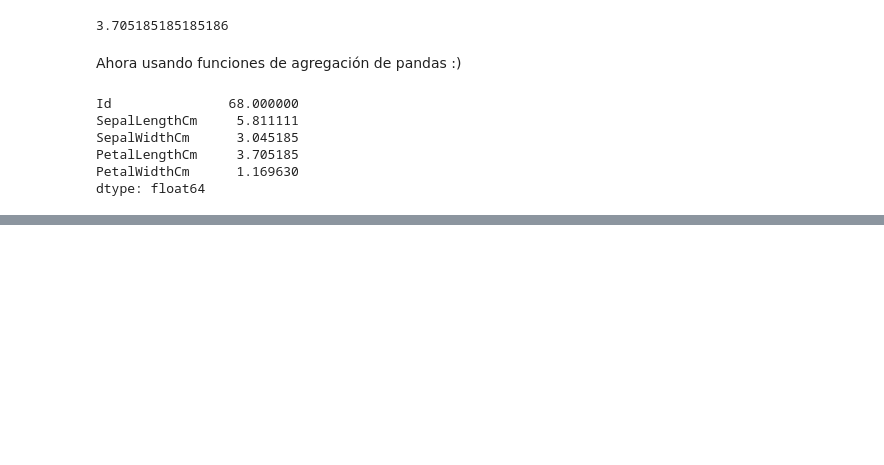
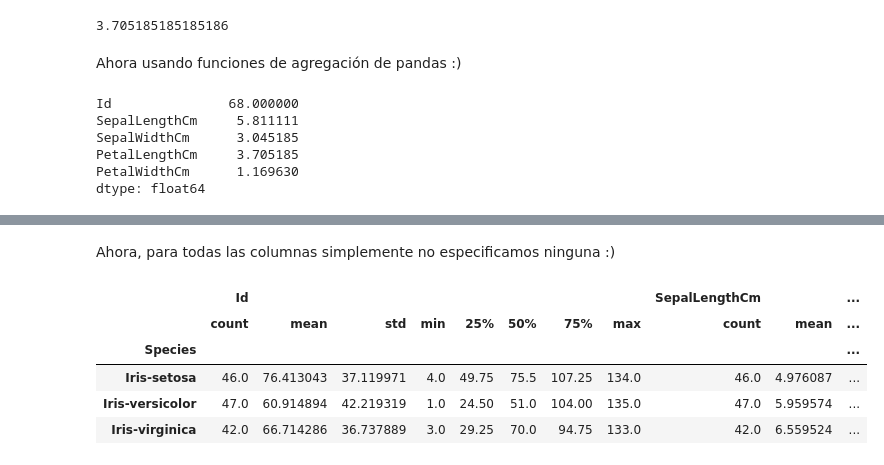
Before and after one commit to aboltCD/aboltCD, a Jupyter notebook: Pandas_Ejemplos.ipynb, the cells around one changed output, grey strips where cells are left out. Drawn from its saved outputs; the diff is of its cells as text; code cells hidden in the pictures; blank space fills up the shorter version.

```diff
--- a/Pandas_Ejemplos.ipynb
+++ b/Pandas_Ejemplos.ipynb
@@ -111,0 +122,11 @@ dtype: float64
+# %% [markdown]
+Ahora, para todas las columnas simplemente no especificamos ninguna :)
+# %%
+iris.groupby(['Species']).describe()
+# %% [output]
+|  | Id |  |  |  |  |  |  |  | SepalLengthCm |  | ... |
+|  | count | mean | std | min | 25% | 50% | 75% | max | count | mean | ... |
+| Species |  |  |  |  |  |  |  |  |  |  | ... |
+| Iris-setosa | 46.0 | 76.413043 | 37.119971 | 4.0 | 49.75 | 75.5 | 107.25 | 134.0 | 46.0 | 4.976087 | ... |
+| Iris-versicolor | 47.0 | 60.914894 | 42.219319 | 1.0 | 24.50 | 51.0 | 104.00 | 135.0 | 47.0 | 5.959574 | ... |
+| Iris-virginica | 42.0 | 66.714286 | 36.737889 | 3.0 | 29.25 | 70.0 | 94.75 | 133.0 | 42.0 | 6.559524 | ... |
```
Also changed, not shown: parts of 11 cells of this notebook.
